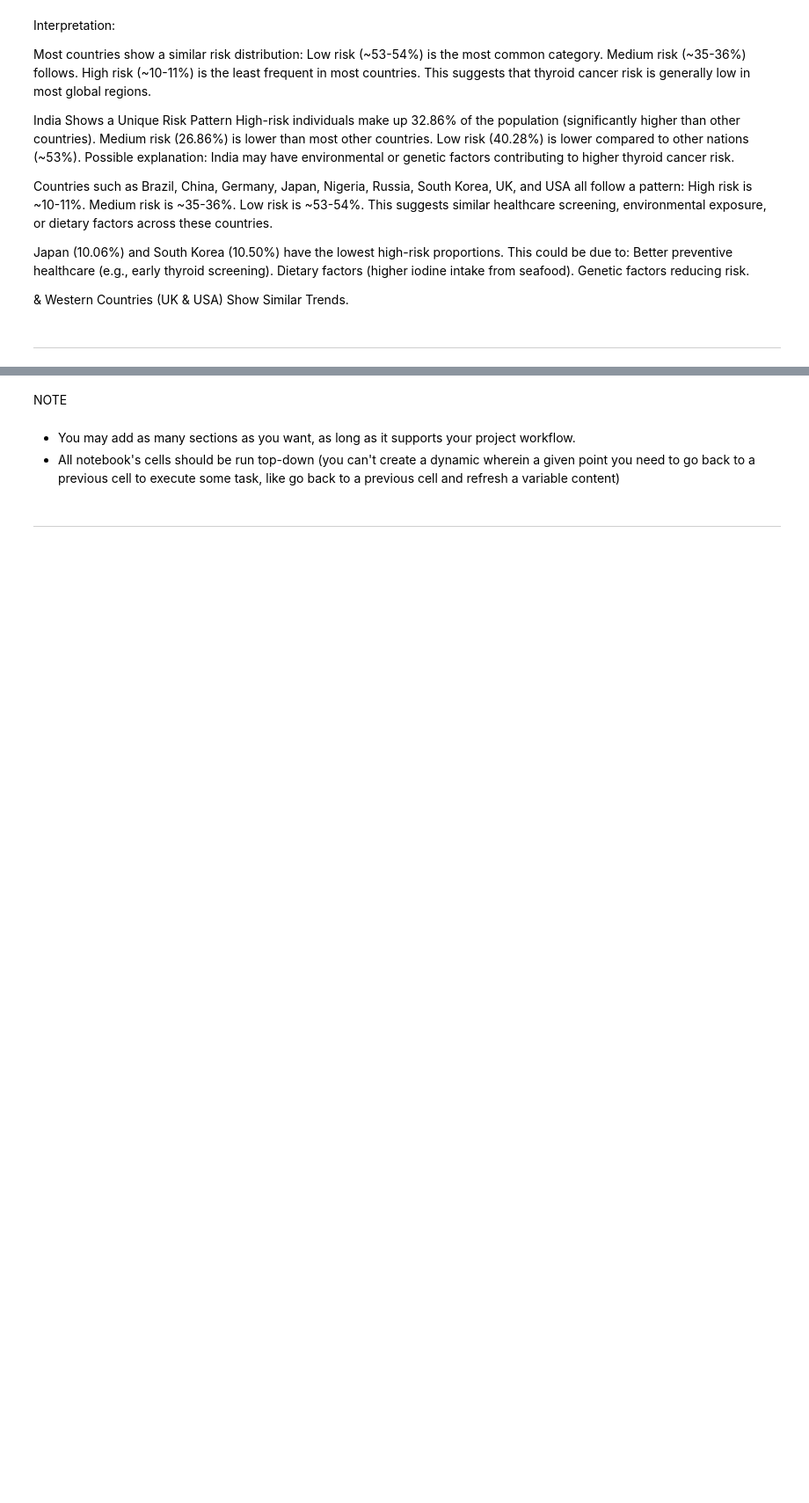
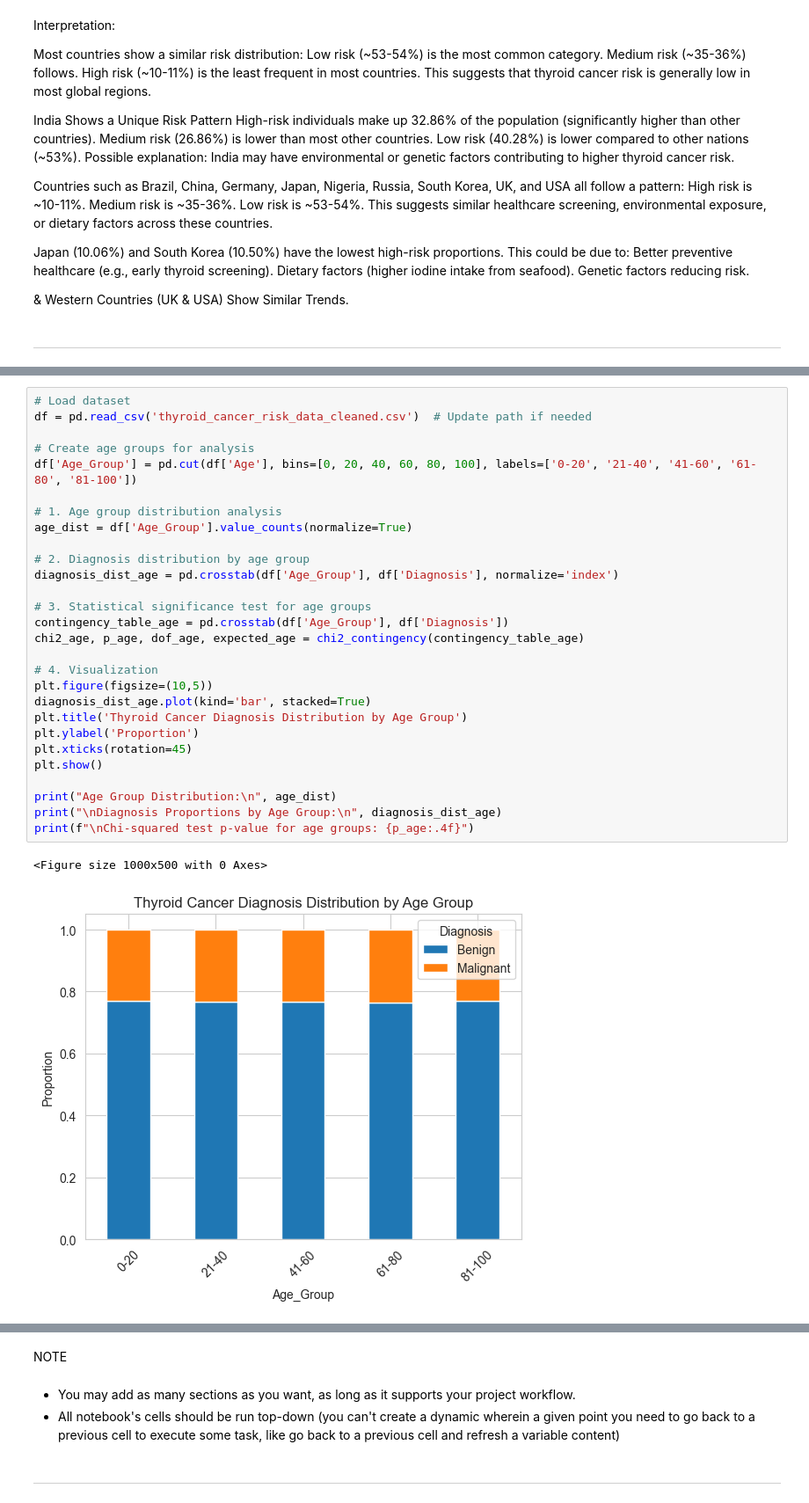
Before and after one commit to kenanwright1988/Thyroid-Risk-Analysis, a Jupyter notebook: jupyter_notebooks/Thyroid Risk Analysis.ipynb, the cells around one changed output, grey strips where cells are left out. Shown: that part at 88% size. Saved outputs shown, nothing was run; the diff lists cells and outputs as text; blank space fills up the shorter version.

```diff
--- a/jupyter_notebooks/Thyroid Risk Analysis.ipynb
+++ b/jupyter_notebooks/Thyroid Risk Analysis.ipynb
@@ -427,0 +538,31 @@ Genetic factors reducing risk.
+# %%
+# Load dataset
+df = pd.read_csv('thyroid_cancer_risk_data_cleaned.csv')  # Update path if needed
+
+# Create age groups for analysis
+df['Age_Group'] = pd.cut(df['Age'], bins=[0, 20, 40, 60, 80, 100], labels=['0-20', '21-40', '41-60', '61-80', '81-100'])
+
+# 1. Age group distribution analysis
+age_dist = df['Age_Group'].value_counts(normalize=True)
+
+# 2. Diagnosis distribution by age group
+diagnosis_dist_age = pd.crosstab(df['Age_Group'], df['Diagnosis'], normalize='index')
+
+# 3. Statistical significance test for age groups
+contingency_table_age = pd.crosstab(df['Age_Group'], df['Diagnosis'])
+chi2_age, p_age, dof_age, expected_age = chi2_contingency(contingency_table_age)
+
+# 4. Visualization
+plt.figure(figsize=(10,5))
+diagnosis_dist_age.plot(kind='bar', stacked=True)
+plt.title('Thyroid Cancer Diagnosis Distribution by Age Group')
+plt.ylabel('Proportion')
+plt.xticks(rotation=45)
+plt.show()
+
+print("Age Group Distribution:\n", age_dist)
+print("\nDiagnosis Proportions by Age Group:\n", diagnosis_dist_age)
+print(f"\nChi-squared test p-value for age groups: {p_age:.4f}")
+# %% [output]
+<Figure size 1000x500 with 0 Axes>
+[figure, added]
```
Also changed, not shown: parts of 17 cells of this notebook.
